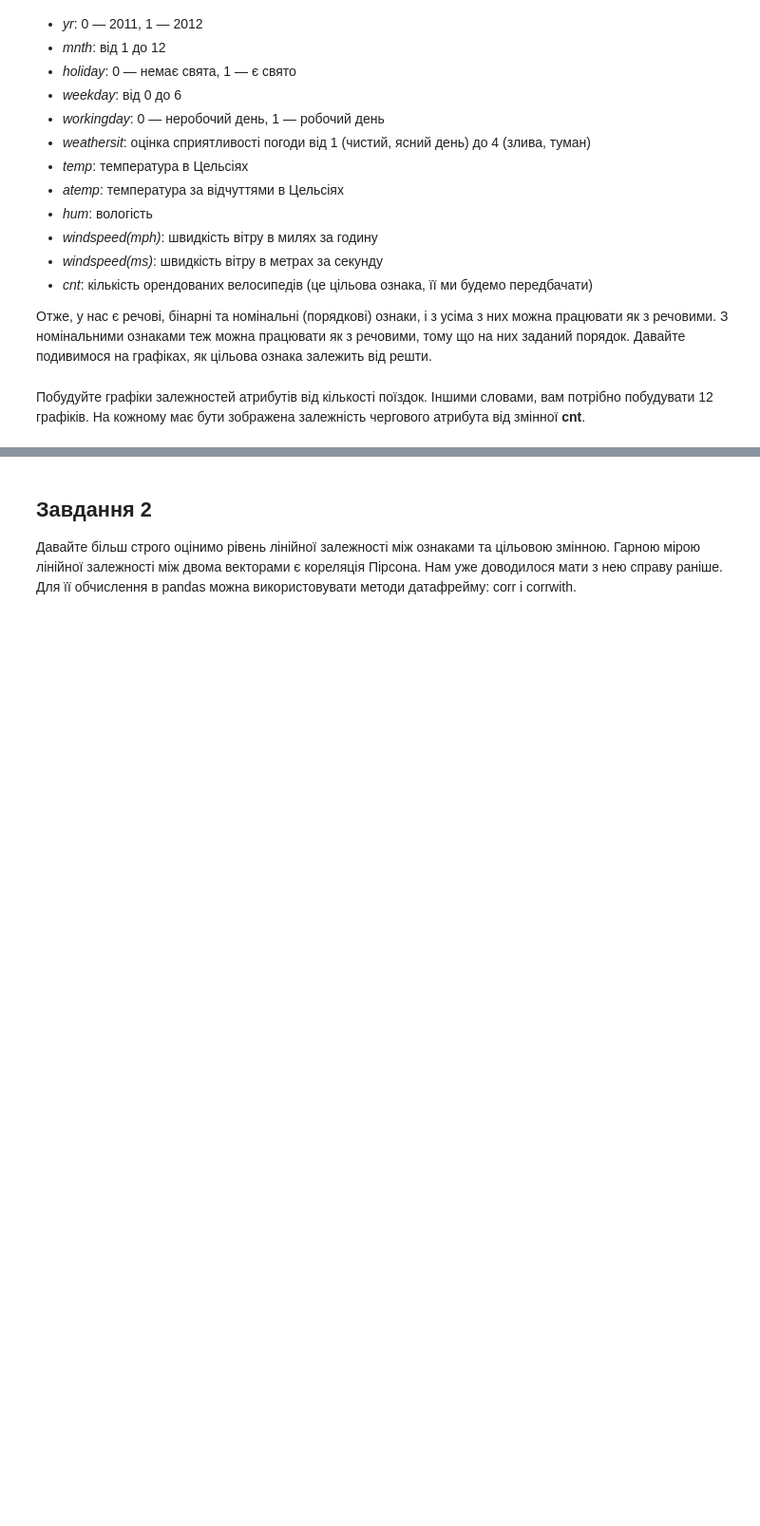
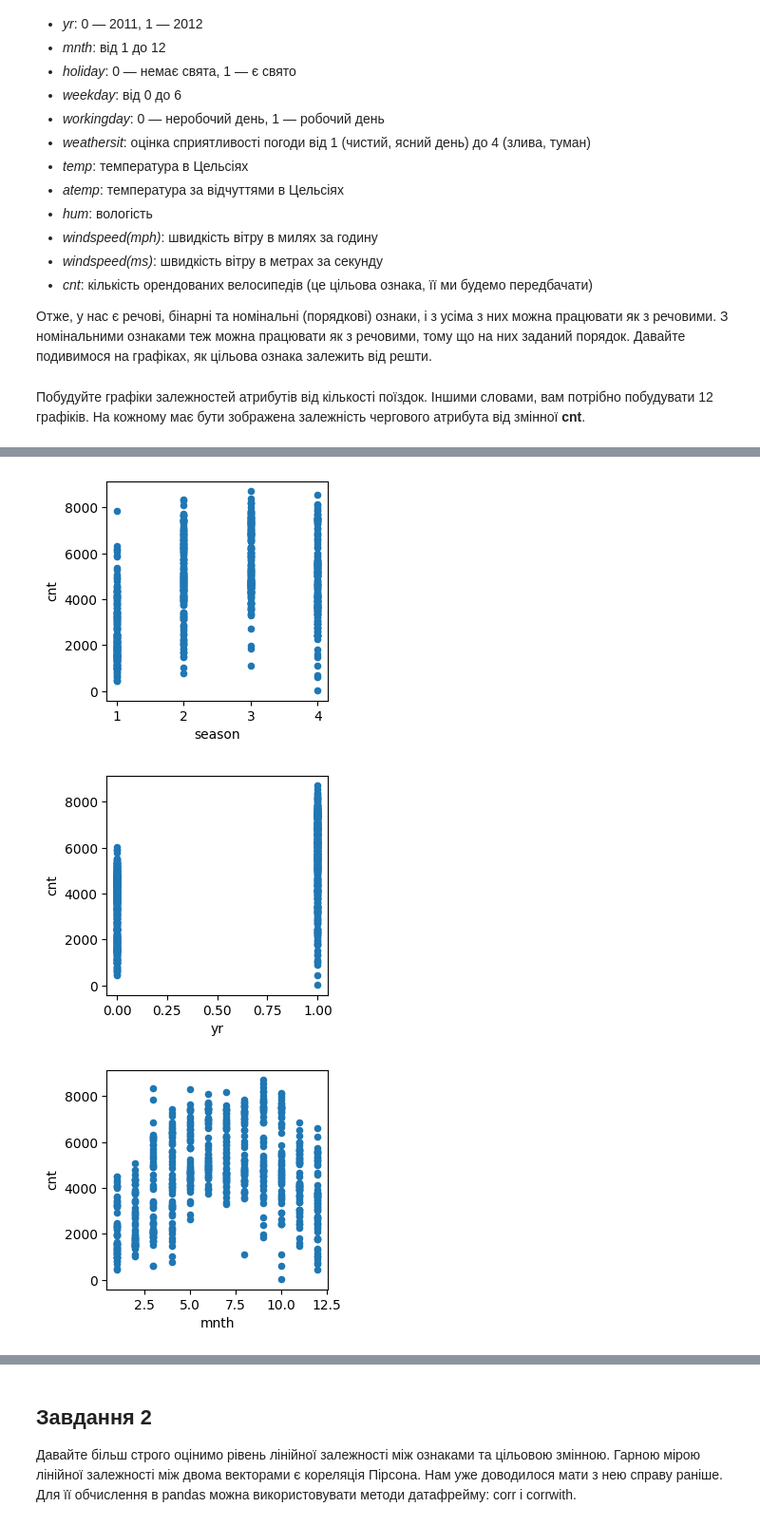
Before and after one commit to PavelStelmakhV/hw304-linear-regression-overfitting-regularization, a Jupyter notebook: OverfittingHomeWork.ipynb, the cells around one changed output, grey strips where cells are left out. Shown: that part at 95% size. Cells and saved outputs as stored; diff of their text form; code cells hidden in the pictures; blank space fills up the shorter version.

```diff
--- a/OverfittingHomeWork.ipynb
+++ b/OverfittingHomeWork.ipynb
@@ -58,0 +87,13 @@ ax2 = df.plot.box(column="cnt", by='yr', figsize=figsize)
+# %%
+figsize=(3, 3)
+columns = list(df.columns[:-1])
+for key, colum in enumerate(columns):
+    df.plot(kind='scatter', y=df.columns[-1], x=df.columns[key], figsize=figsize)
+    plt.title("")
+    plt.ylabel(df.columns[-1])
+    plt.xlabel(df.columns[key])
+    plt.show()
+# %% [output]
+[figure, added]
+[figure, added]
+[figure, added]
```
Also changed, not shown: parts of 14 cells of this notebook.
